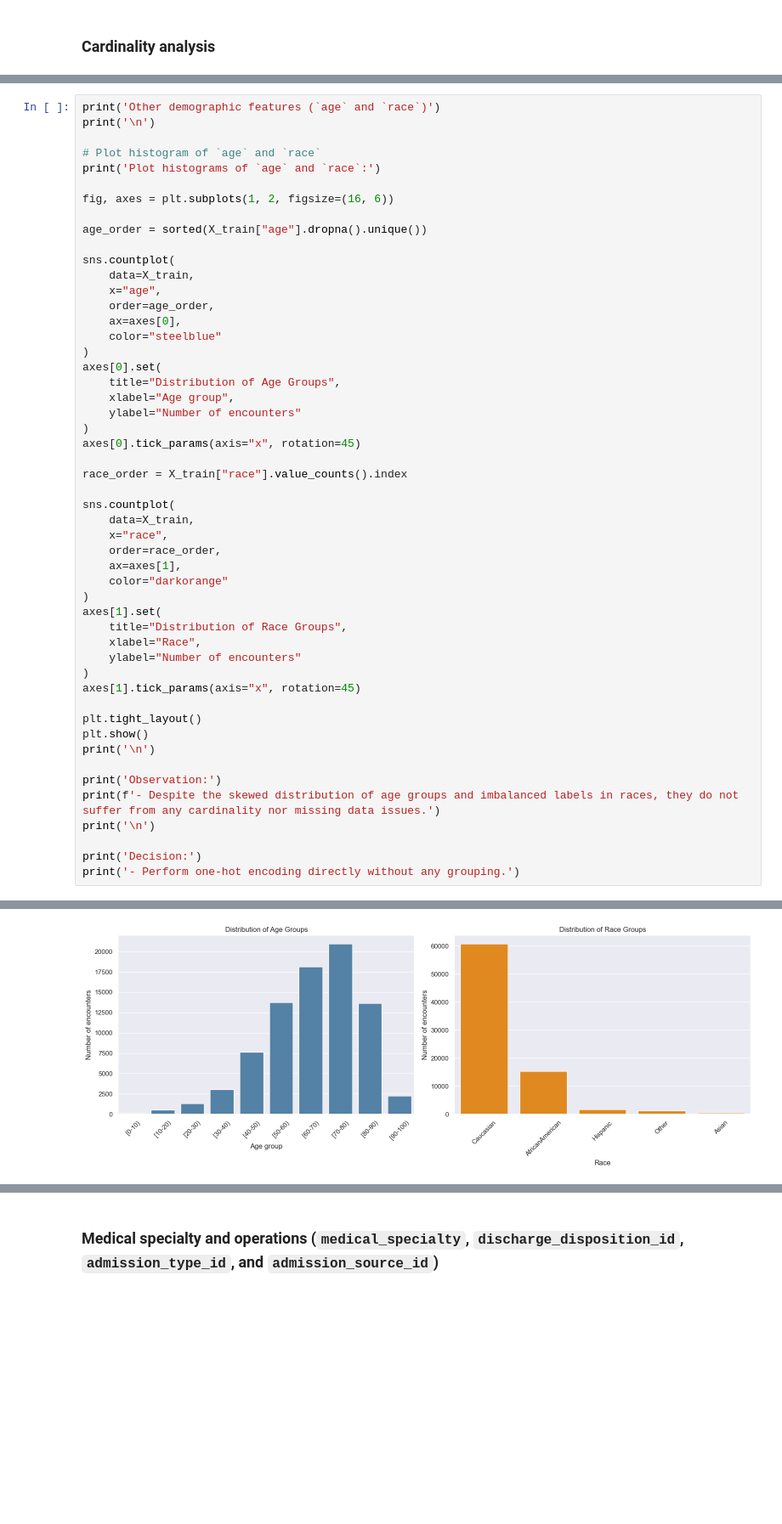
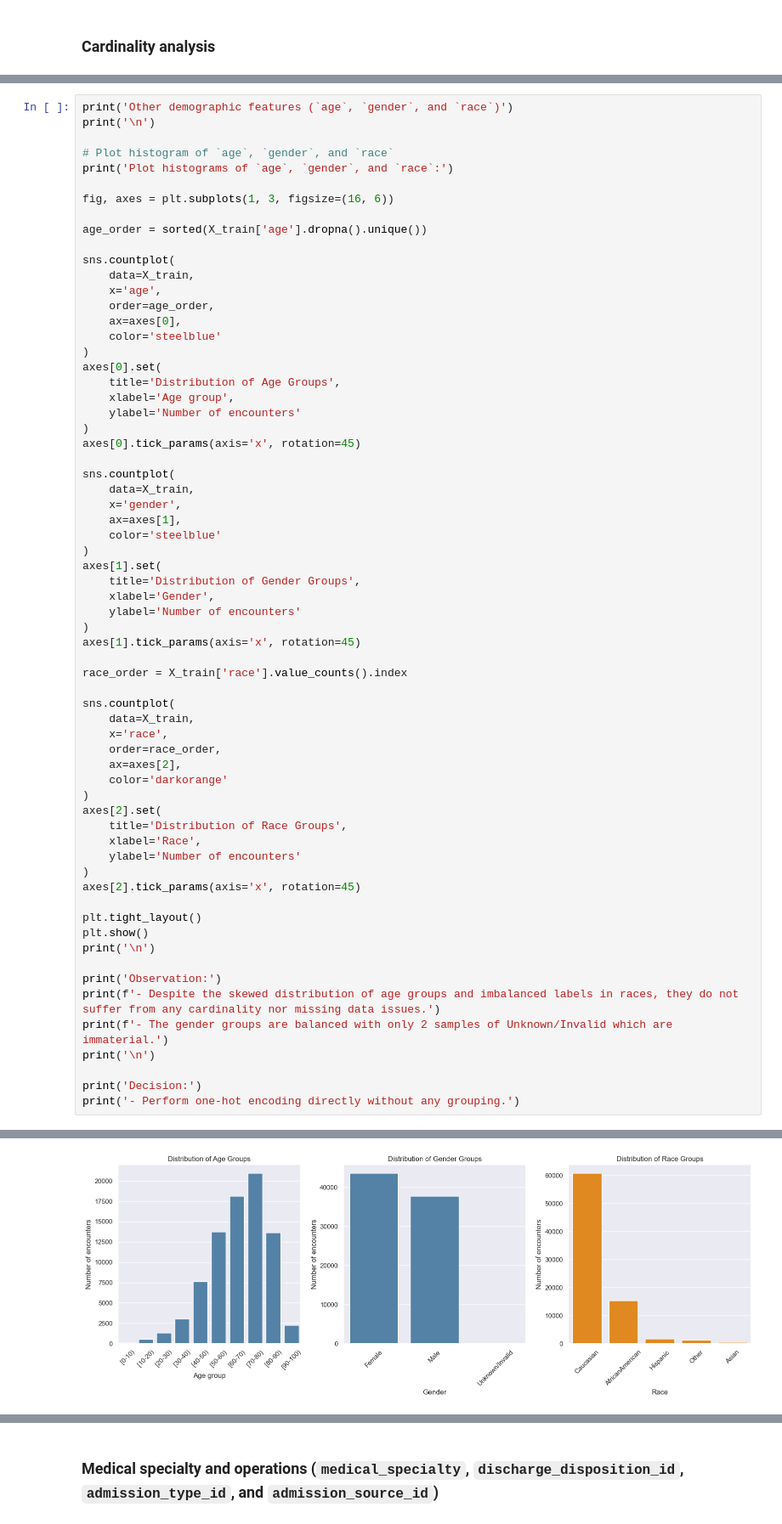
Before and after one commit to wip-0/ds207_final_project, a Jupyter notebook: notebook/eda_wai.ipynb, the cells around one changed output, grey strips where cells are left out. Shown at 85% size. Cells and saved outputs as stored; diff of their text form; blank space fills up the shorter version.

```diff
--- a/notebook/eda_wai.ipynb
+++ b/notebook/eda_wai.ipynb
@@ -352,43 +352,56 @@ Plot grouped ICD9 code category counts:
 # %%
-print('Other demographic features (`age` and `race`)')
+print('Other demographic features (`age`, `gender`, and `race`)')
 print('\n')
 
-# Plot histogram of `age` and `race`
-print('Plot histograms of `age` and `race`:')
+# Plot histogram of `age`, `gender`, and `race`
+print('Plot histograms of `age`, `gender`, and `race`:')
 
-fig, axes = plt.subplots(1, 2, figsize=(16, 6))
+fig, axes = plt.subplots(1, 3, figsize=(16, 6))
 
-age_order = sorted(X_train["age"].dropna().unique())
+age_order = sorted(X_train['age'].dropna().unique())
 
 sns.countplot(
     data=X_train,
-    x="age",
+    x='age',
     order=age_order,
     ax=axes[0],
-    color="steelblue"
+    color='steelblue'
 )
 axes[0].set(
-    title="Distribution of Age Groups",
-    xlabel="Age group",
-    ylabel="Number of encounters"
+    title='Distribution of Age Groups',
+    xlabel='Age group',
+    ylabel='Number of encounters'
 )
-axes[0].tick_params(axis="x", rotation=45)
-
-race_order = X_train["race"].value_counts().index
+axes[0].tick_params(axis='x', rotation=45)
 
 sns.countplot(
     data=X_train,
-    x="race",
-    order=race_order,
+    x='gender',
     ax=axes[1],
-    color="darkorange"
+    color='steelblue'
 )
 axes[1].set(
-    title="Distribution of Race Groups",
-    xlabel="Race",
-    ylabel="Number of encounters"
+    title='Distribution of Gender Groups',
+    xlabel='Gender',
+    ylabel='Number of encounters'
 )
-axes[1].tick_params(axis="x", rotation=45)
+axes[1].tick_params(axis='x', rotation=45)
+
+race_order = X_train['race'].value_counts().index
+
+sns.countplot(
+    data=X_train,
+    x='race',
+    order=race_order,
+    ax=axes[2],
+    color='darkorange'
+)
+axes[2].set(
+    title='Distribution of Race Groups',
+    xlabel='Race',
+    ylabel='Number of encounters'
+)
+axes[2].tick_params(axis='x', rotation=45)
 
 plt.tight_layout()
 plt.show()
@@ -396,6 +409,7 @@ print('\n')
 
 print('Observation:')
 print(f'- Despite the skewed distribution of age groups and imbalanced labels in races, they do not suffer from any cardinality nor missing data issues.')
+print(f'- The gender groups are balanced with only 2 samples of Unknown/Invalid which are immaterial.')
 print('\n')
 
 print('Decision:')
@@ -408,3 +422,3 @@ Plot histograms of `age` and `race`:
-[figure, old version]
+[figure, new version]
 Observation:
 - Despite the skewed distribution of age groups and imbalanced labels in races, they do not suffer from any cardinality nor missing data issues.
```
Also changed, not shown: parts of 13 cells of this notebook, 2 other files.
